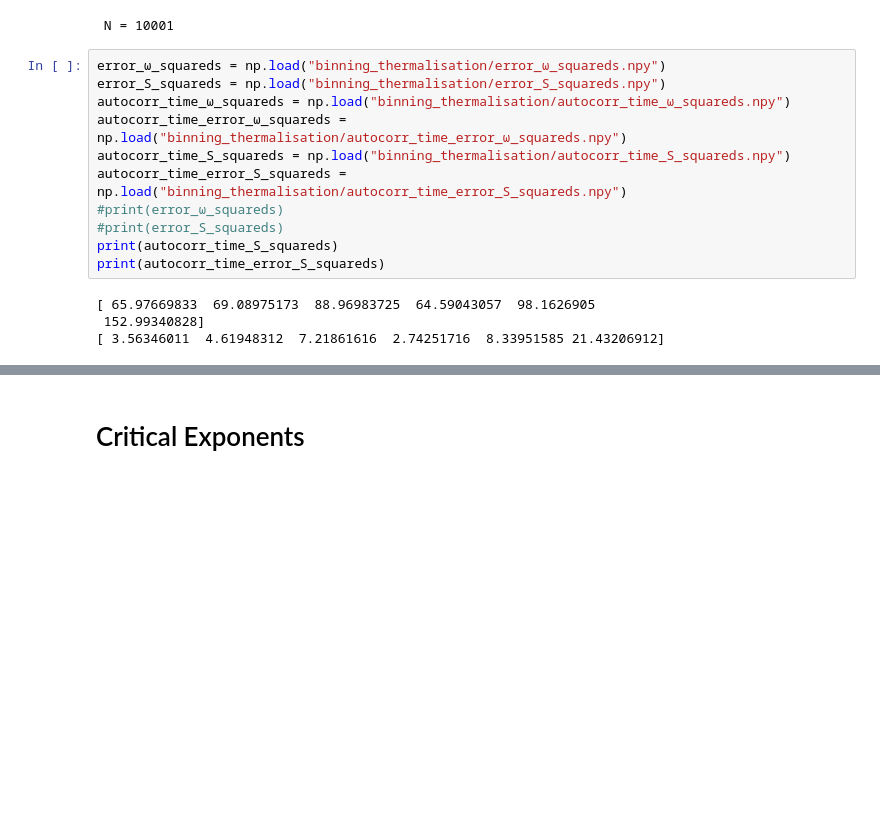
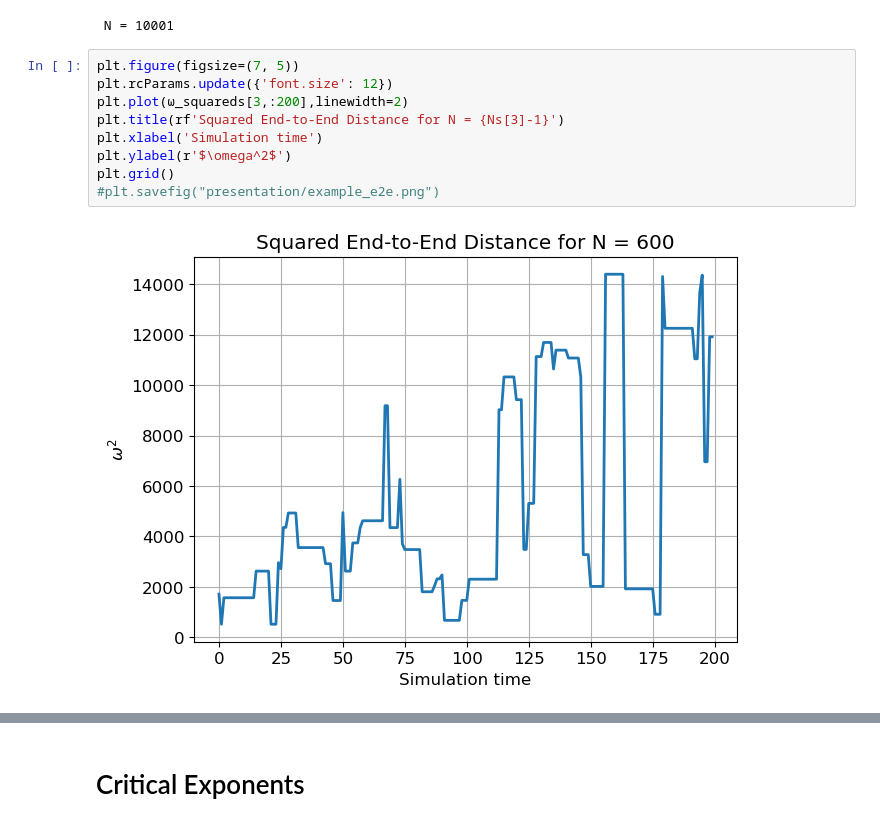
Before and after one commit to mandus24/ComputationalPhysics, a Jupyter notebook: polymer/polymer.ipynb, the cells around one changed output, grey strips where cells are left out. Drawn from its saved outputs; the diff is of its cells as text; blank space fills up the shorter version.

```diff
--- a/polymer/polymer.ipynb
+++ b/polymer/polymer.ipynb
@@ -607,18 +602,14 @@ This error_analysis function is used to calculate the standard error and the err
 #     np.save("binning_thermalisation/autocorr_time_error_S_squareds.npy",autocorr_time_error_S_squareds)
 # %% [output]
  N = 10001
-# %%
-error_ω_squareds = np.load("binning_thermalisation/error_ω_squareds.npy")
-error_S_squareds = np.load("binning_thermalisation/error_S_squareds.npy")
-autocorr_time_ω_squareds = np.load("binning_thermalisation/autocorr_time_ω_squareds.npy")
-autocorr_time_error_ω_squareds = np.load("binning_thermalisation/autocorr_time_error_ω_squareds.npy")
-autocorr_time_S_squareds = np.load("binning_thermalisation/autocorr_time_S_squareds.npy")
-autocorr_time_error_S_squareds = np.load("binning_thermalisation/autocorr_time_error_S_squareds.npy")
-#print(error_ω_squareds)
-#print(error_S_squareds)
-print(autocorr_time_S_squareds)
-print(autocorr_time_error_S_squareds)
-# %% [output]
-[ 65.97669833  69.08975173  88.96983725  64.59043057  98.1626905
- 152.99340828]
-[ 3.56346011  4.61948312  7.21861616  2.74251716  8.33951585 21.43206912]
+# %%
+plt.figure(figsize=(7, 5))
+plt.rcParams.update({'font.size': 12})
+plt.plot(ω_squareds[3,:200],linewidth=2)
+plt.title(rf'Squared End-to-End Distance for N = {Ns[3]-1}')
+plt.xlabel('Simulation time')
+plt.ylabel(r'$\omega^2$')
+plt.grid()
+#plt.savefig("presentation/example_e2e.png")
+# %% [output]
+[figure, added]
```
Also changed, not shown: parts of 33 cells of this notebook.
